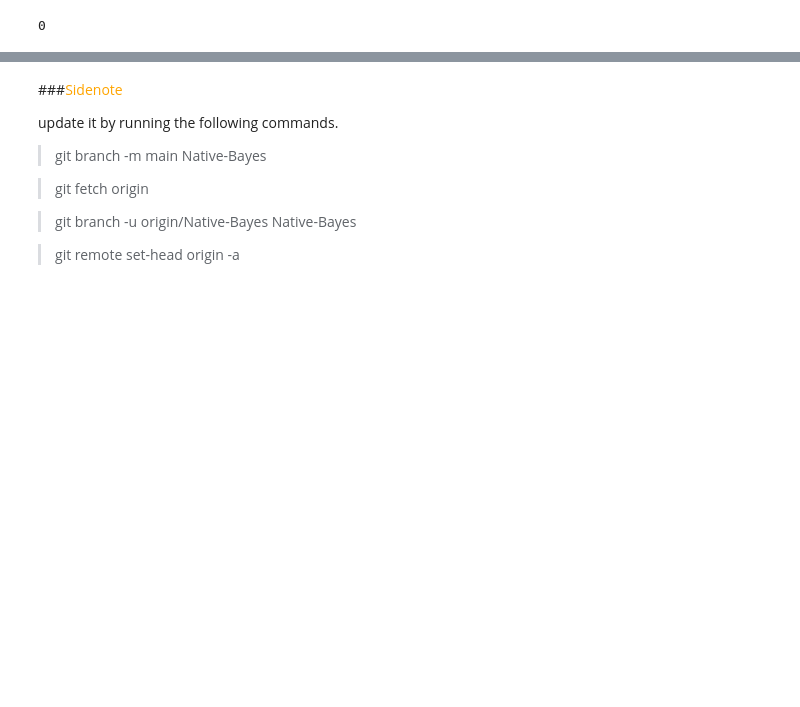
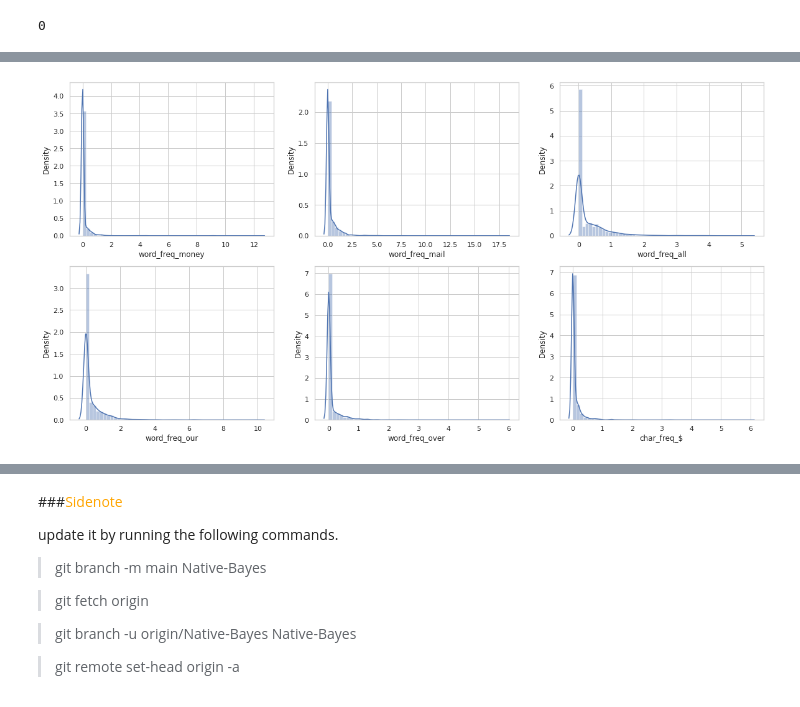
Before and after one commit to Mwadz/KNN-and-The-Naive-Bayes-Classifier, a Jupyter notebook: Naive_Bayes_Classifier.ipynb, the cells around one changed output, grey strips where cells are left out. Cells and saved outputs as stored; diff of their text form; code cells hidden in the pictures; blank space fills up the shorter version.

```diff
--- a/Naive_Bayes_Classifier.ipynb
+++ b/Naive_Bayes_Classifier.ipynb
@@ -80,0 +257,15 @@ Index(['0', '0.64', '0.64.1', '0.1', '0.32', '0.2', '0.3', '0.4', '0.5', '0.6',
+# %%
+# getting rid of warnings
+import warnings
+warnings.filterwarnings("ignore")
+# exploring categorical data using count plots
+figbi, axes = plt.subplots(2, 3, figsize=(20, 10))# we'll use this so we can plot them all in one chart for a cummulative read
+sns.distplot(spam['word_freq_money'], kde=True,ax=axes[0,0])
+sns.distplot(spam['word_freq_mail'], kde=True,ax=axes[0,1])
+sns.distplot(spam['word_freq_all'], kde=True,ax=axes[0,2])
+sns.distplot(spam['word_freq_our'], kde=True,ax=axes[1,0])
+sns.distplot(spam['word_freq_over'], kde=True,ax=axes[1,1])
+sns.distplot(spam['char_freq_$'], kde=True,ax=axes[1,2])
+plt.show()
+# %% [output]
+[figure, added]
```
Also changed, not shown: parts of 51 cells of this notebook.
